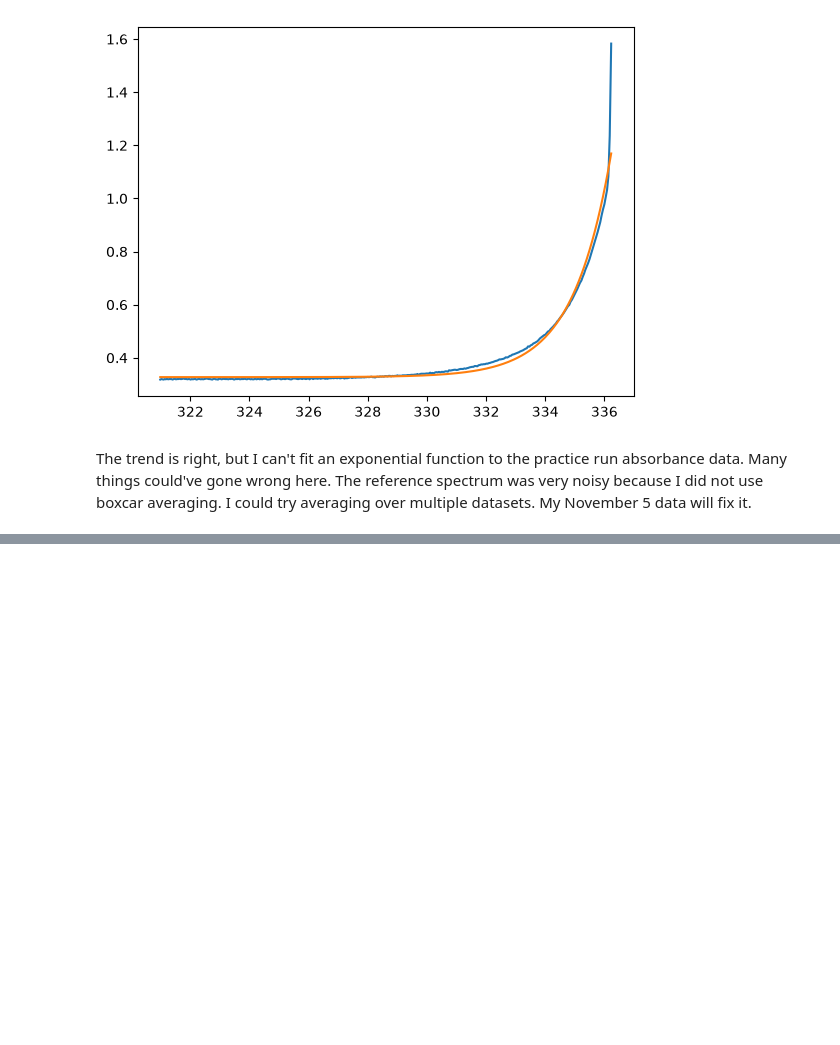
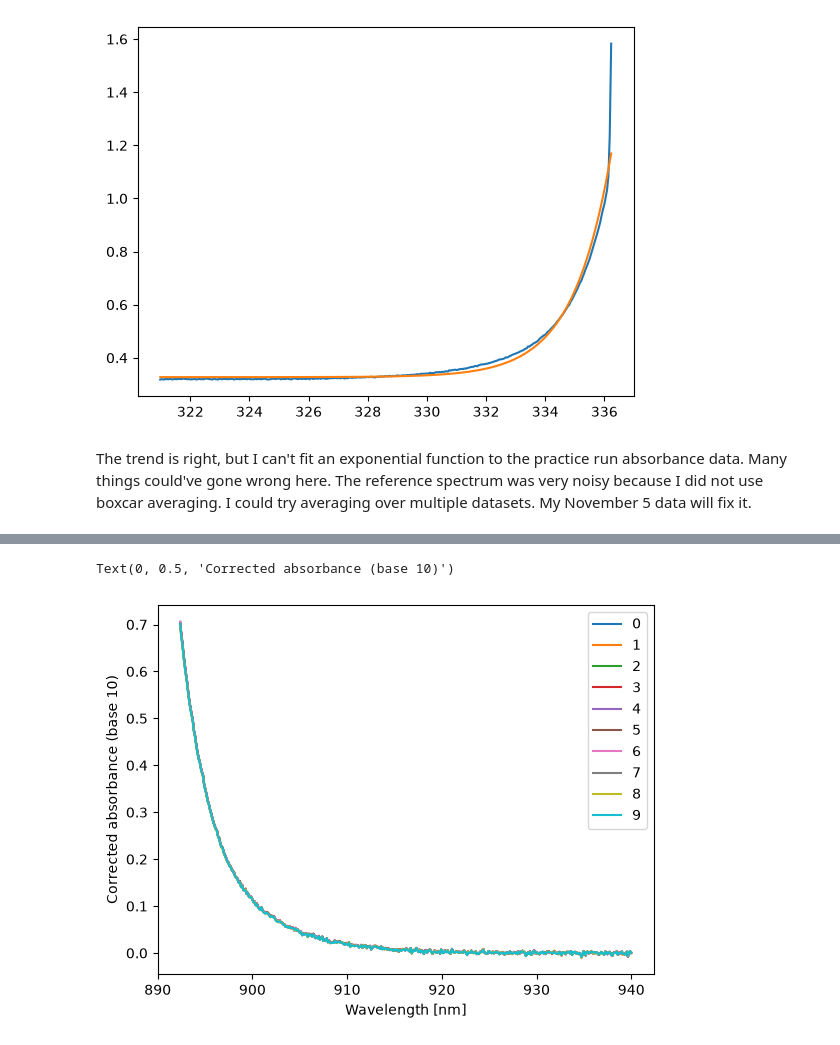
Before and after one commit to rcaerbannog/enph352-lab-band, a Jupyter notebook: band-lab-notebook.ipynb, the cells around one changed output, grey strips where cells are left out. Drawn from its saved outputs; the diff is of its cells as text; code cells hidden in the pictures; blank space fills up the shorter version.

```diff
--- a/band-lab-notebook.ipynb
+++ b/band-lab-notebook.ipynb
@@ -263,0 +315,10 @@ The trend is right, but I can't fit an exponential function to the practice run
+# %%
+mask = np.logical_and(mask, data < 1.0)
+corrected_data = data_20 - np.expand_dims(bottom_means, axis=0).repeat(data_20.shape[0], axis=0)
+lineObjects = plt.plot(wavelength[mask], corrected_data[mask])
+plt.legend(iter(lineObjects), labels)
+plt.xlabel("Wavelength [nm]")
+plt.ylabel("Corrected absorbance (base 10)")
+# %% [output]
+Text(0, 0.5, 'Corrected absorbance (base 10)')
+[figure, added]
```
Also changed, not shown: parts of 20 cells of this notebook, 1 other file.
